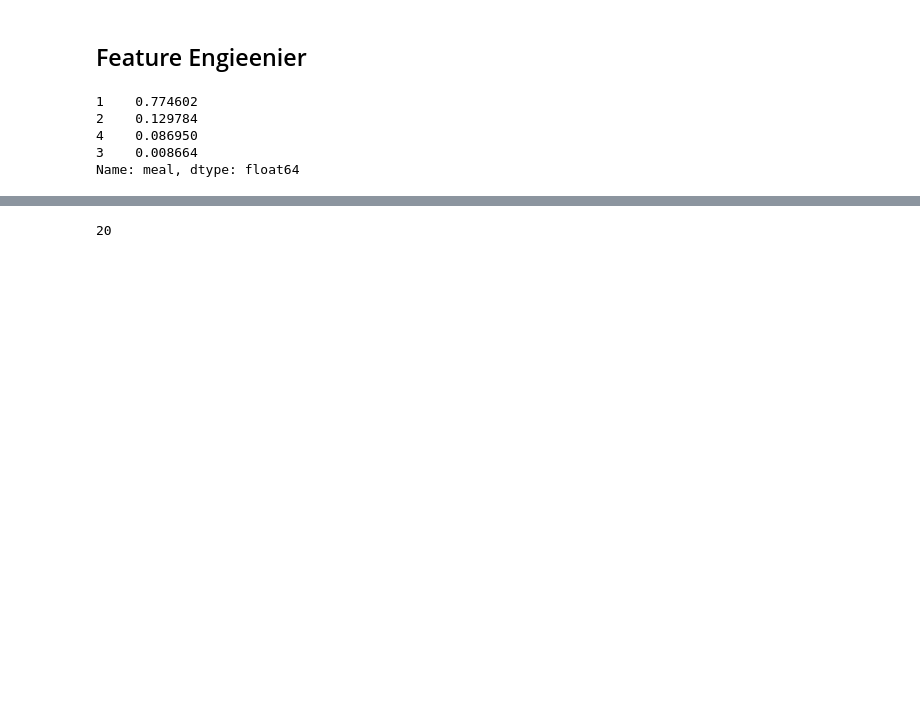
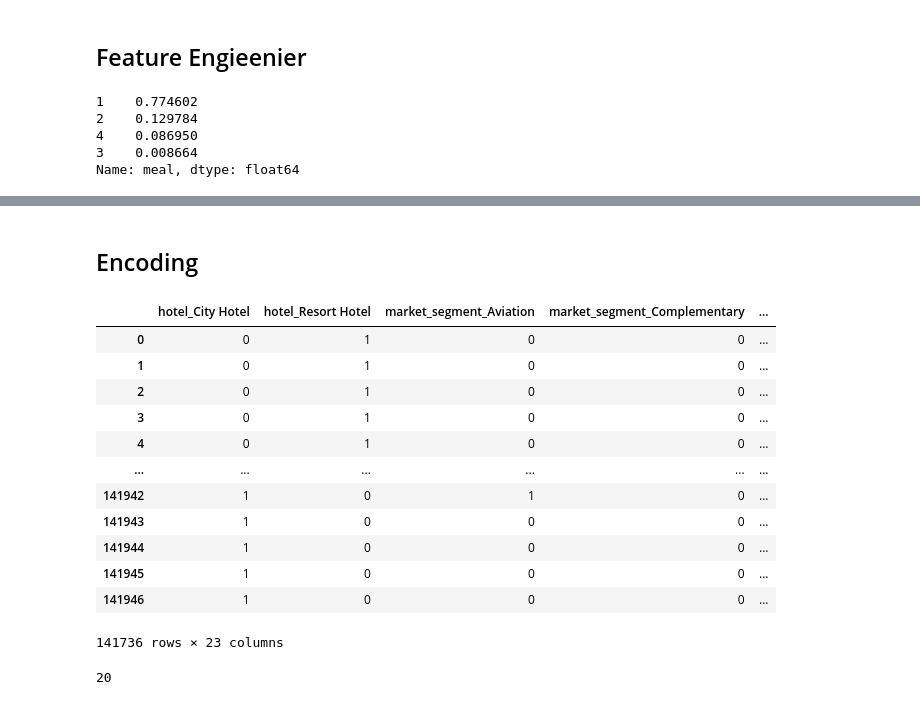
Before and after one commit to alyssonvidal/Hotel-Booking-Cancelations, a Jupyter notebook: notebooks/part03_data_preprocessing.ipynb, the cells around one changed output, grey strips where cells are left out. Drawn from its saved outputs; the diff is of its cells as text; code cells hidden in the pictures; blank space fills up the shorter version.

```diff
--- a/notebooks/part03_data_preprocessing.ipynb
+++ b/notebooks/part03_data_preprocessing.ipynb
@@ -114,0 +143,20 @@ categorical_list=categorical_features.tolist()
+# %% [markdown]
+## Encoding
+# %%
+categorical_df=pd.get_dummies(data_prep[categorical_list])#,drop_first=True
+# %%
+categorical_df
+# %% [output]
+|  | hotel_City Hotel | hotel_Resort Hotel | market_segment_Aviation | market_segment_Complementary | ... |
+| 0 | 0 | 1 | 0 | 0 | ... |
+| 1 | 0 | 1 | 0 | 0 | ... |
+| 2 | 0 | 1 | 0 | 0 | ... |
+| 3 | 0 | 1 | 0 | 0 | ... |
+| 4 | 0 | 1 | 0 | 0 | ... |
+| ... | ... | ... | ... | ... | ... |
+| 141942 | 1 | 0 | 1 | 0 | ... |
+| 141943 | 1 | 0 | 0 | 0 | ... |
+| 141944 | 1 | 0 | 0 | 0 | ... |
+| 141945 | 1 | 0 | 0 | 0 | ... |
+| 141946 | 1 | 0 | 0 | 0 | ... |
+141736 rows × 23 columns
```
Also changed, not shown: parts of 28 cells of this notebook, 1 other file.
